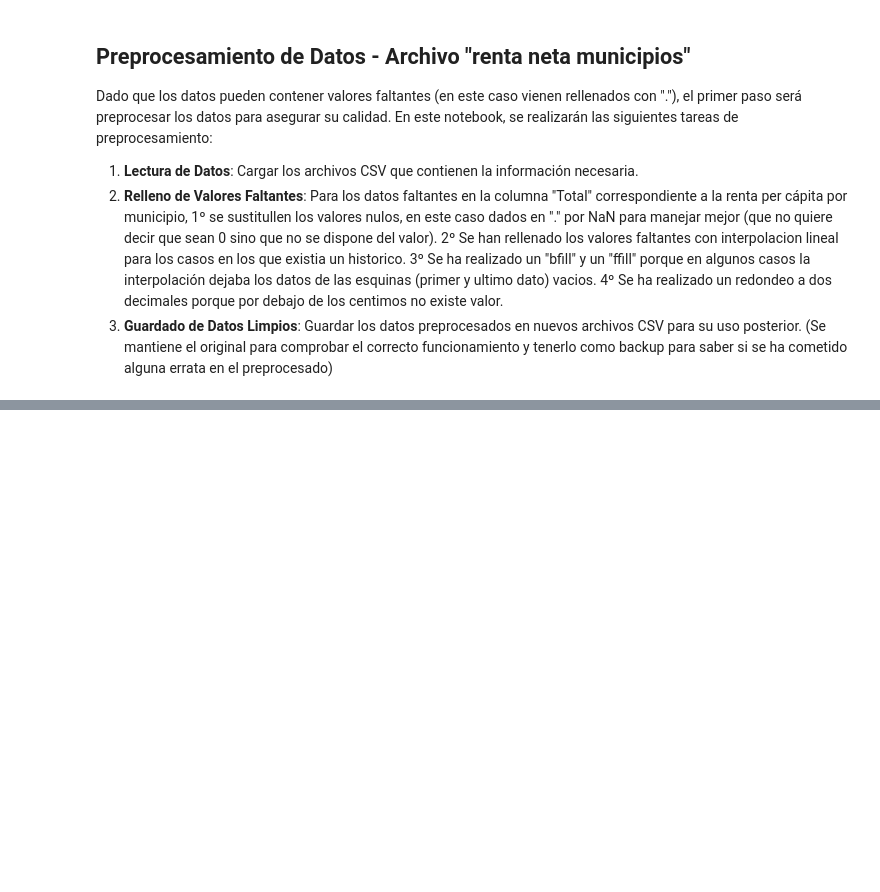
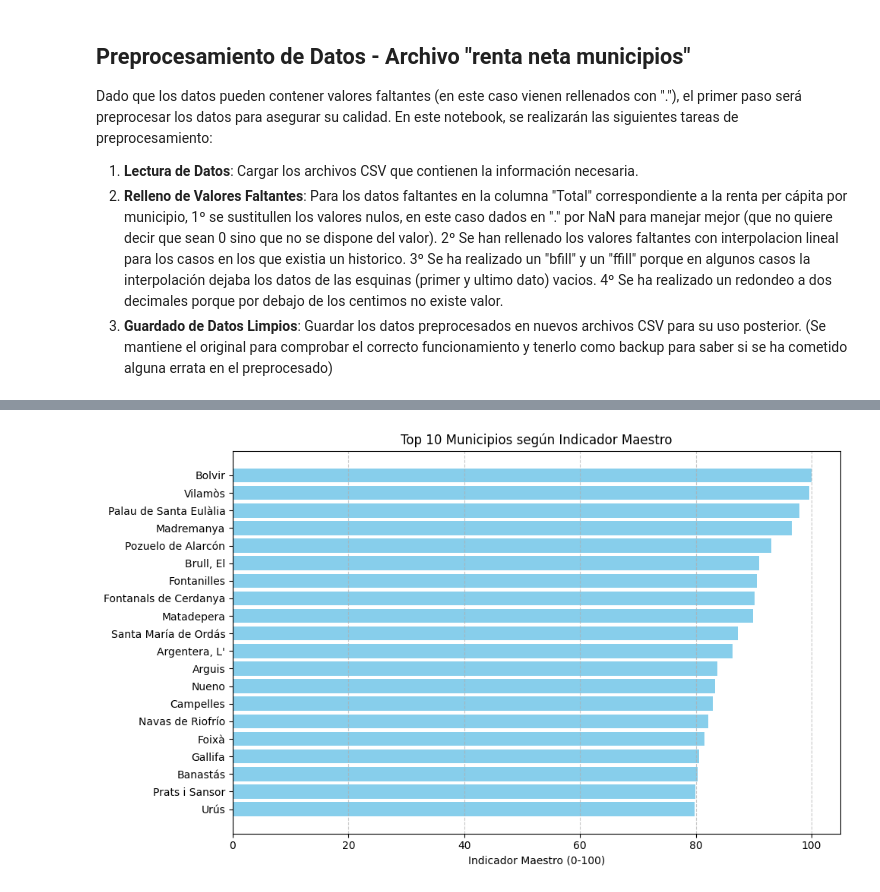
Before and after one commit to jaimersmf/EDA, a Jupyter notebook: EDA.ipynb, the cells around one changed output, grey strips where cells are left out. Cells and saved outputs as stored; diff of their text form; code cells hidden in the pictures; blank space fills up the shorter version.

```diff
--- a/EDA.ipynb
+++ b/EDA.ipynb
@@ -197,0 +471,32 @@ Proceso completado. El archivo limpio ha sido guardado en: Preprocesados/renta_n
+# %%
+# 1. Define los pesos para cada indicador (ajusta a tu gusto)
+weights = {
+    'Total_Empresas_norm': 0.05,
+    'Diferencia_norm': 0.2,
+    'Condiciones Materiales_norm': 0.2,
+    'Trabajo_norm': 0.2,
+    'Salud_norm': 0.15,
+    'Educacion_norm': 0.05,
+    'Seguridad_norm': 0.05,
+    'Ocio y relaciones_norm': 0.1
+}
+
+# 2. Sustituye NaN por 0 solo en las columnas de indicadores
+for col in weights.keys():
+    final_df_normalized[col] = final_df_normalized[col].fillna(0)
+
+# 3. Calcula el indicador maestro ponderado
+final_df_normalized['Indicador_Maestro'] = sum(
+    final_df_normalized[col] * peso for col, peso in weights.items()
+)
+
+# 4. Escala el indicador a 0-100
+min_val = final_df_normalized['Indicador_Maestro'].min()
+max_val = final_df_normalized['Indicador_Maestro'].max()
+final_df_normalized['Indicador_Maestro'] = (
+    (final_df_normalized['Indicador_Maestro'] - min_val) / (max_val - min_val)
+) * 100
+
+# 5. Ranking top 10 municipios
+ranking_top10 = final_df_normalized.sort_values('Indicador_Maestro', ascending=False).head(20)
+print(ranking_top10[['Nombre_Municipio', 'Indicador_Maestro']])
@@ -197,0 +521,15 @@ Proceso completado. El archivo limpio ha sido guardado en: Preprocesados/renta_n
+# %%
+import matplotlib.pyplot as plt
+
+# Ordenar de menor a mayor para el gráfico horizontal
+ranking_top10_sorted = ranking_top10.sort_values('Indicador_Maestro', ascending=True)
+
+plt.figure(figsize=(10, 6))
+plt.barh(ranking_top10_sorted['Nombre_Municipio'], ranking_top10_sorted['Indicador_Maestro'], color='skyblue')
+plt.xlabel('Indicador Maestro (0-100)')
+plt.title('Top 10 Municipios según Indicador Maestro')
+plt.grid(axis='x', linestyle='--', alpha=0.7)
+plt.tight_layout()
+plt.show()
+# %% [output]
+[figure, added]
```
Also changed, not shown: parts of 11 cells of this notebook, 5 other files.
